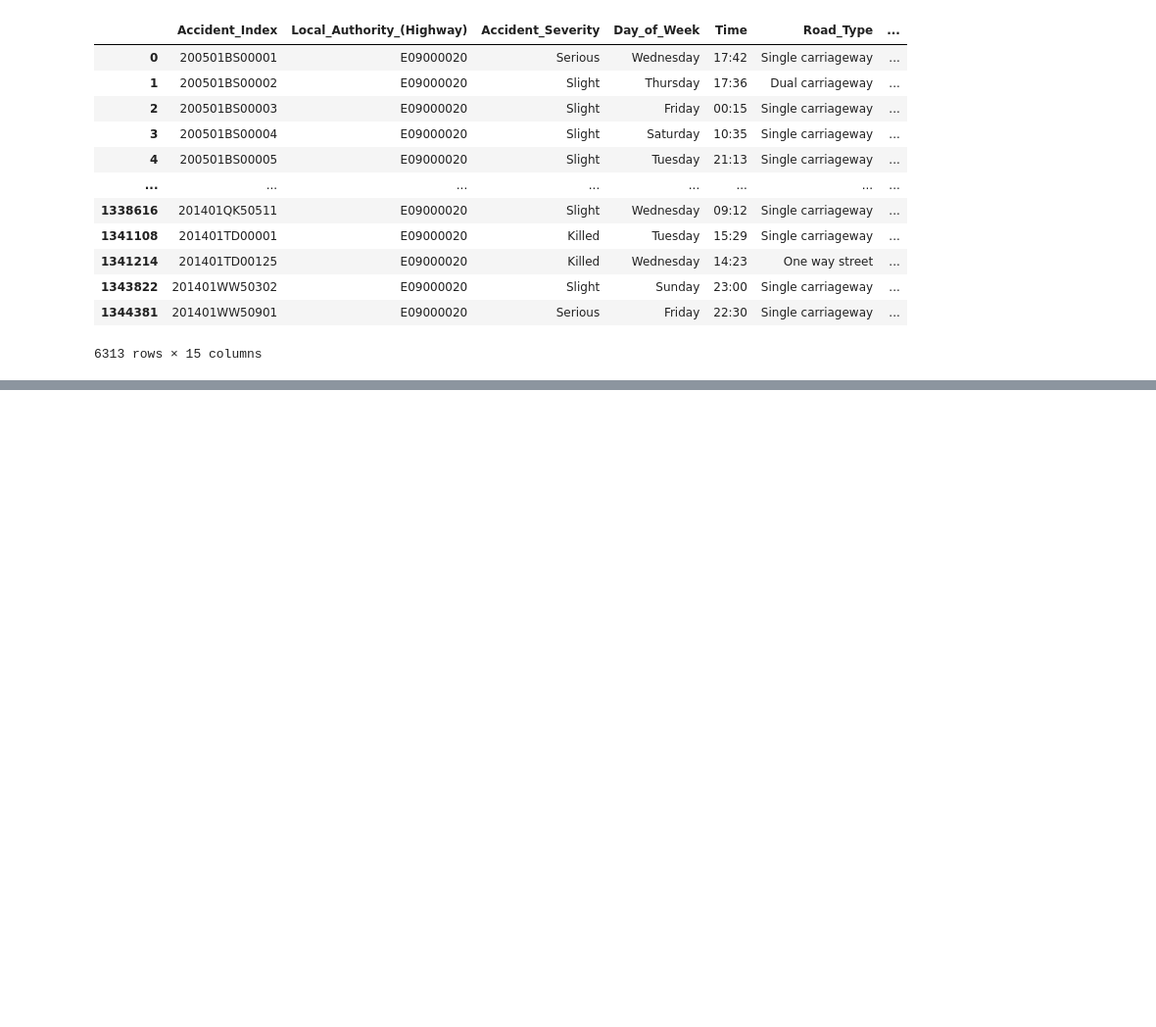
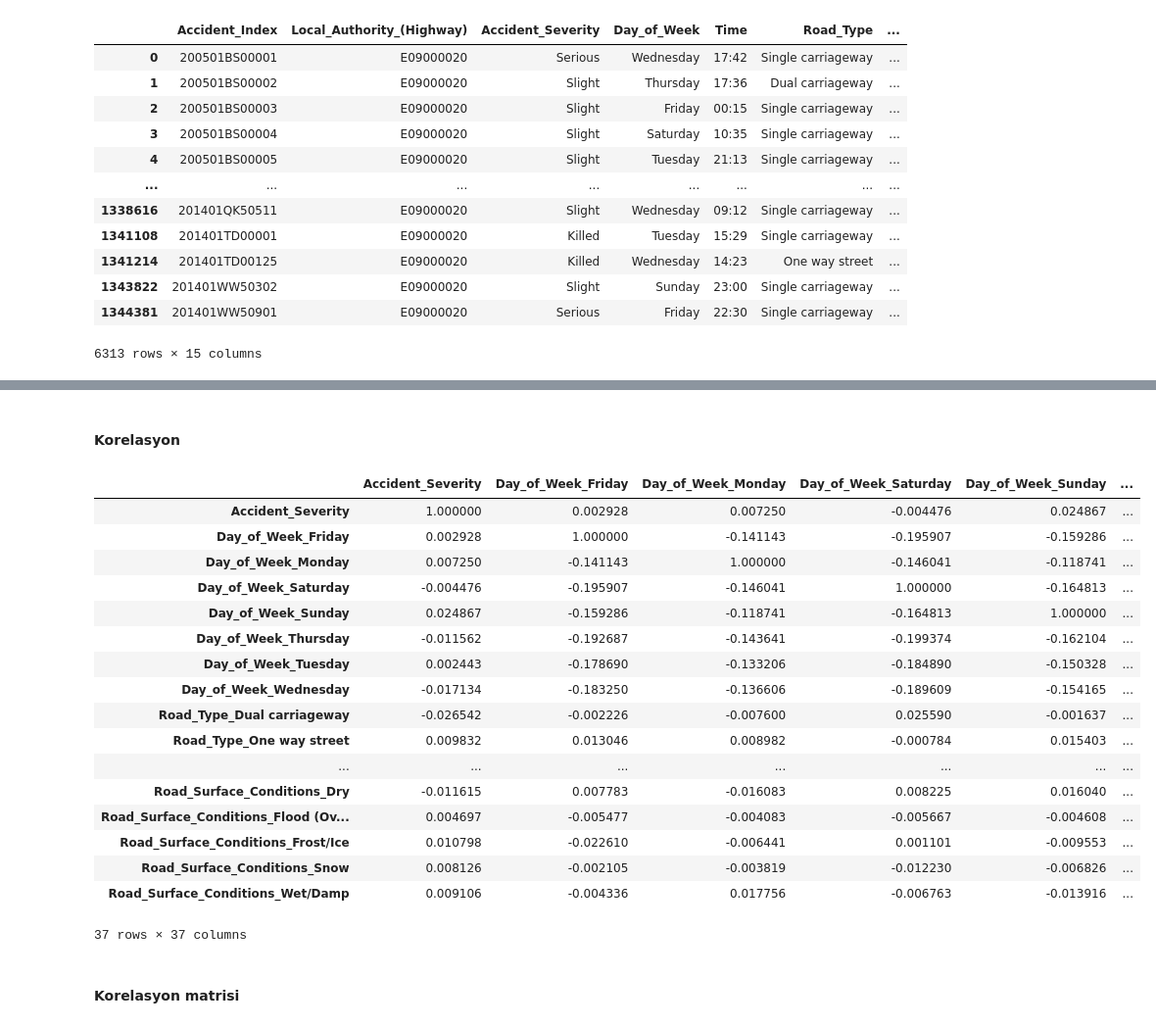
Before and after one commit to kdrercn/UK_accidents, a Jupyter notebook: accidents_algorithms.ipynb, the cells around one changed output, grey strips where cells are left out. Shown at 98% size. Saved outputs shown, nothing was run; the diff lists cells and outputs as text; code cells hidden in the pictures; blank space fills up the shorter version.

```diff
--- a/accidents_algorithms.ipynb
+++ b/accidents_algorithms.ipynb
@@ -76,0 +89,8 @@ KnC
+# %%
+KnC_accident_severity = KnC[[  "Accident_Severity",
+                                "Day_of_Week",
+                                "Road_Type",
+                                "Junction_Control",
+                                "Light_Conditions",
+                                "Weather_Conditions",
+                                "Road_Surface_Conditions"]]
@@ -76,0 +124,8 @@ KnC
+# %%
+mappings = {
+    "Killed":1,
+    "Serious":2,
+    "Slight":3
+}
+
+KnC_accident_severity["Accident_Severity"] = KnC_accident_severity["Accident_Severity"].map(mappings)
@@ -76,0 +138,8 @@ KnC
+# %%
+# One Hot Encoding the categorical columns
+accident_severity_df = pd.get_dummies(data=KnC_accident_severity, columns=[ "Day_of_Week",
+                                                                            "Road_Type",
+                                                                            "Junction_Control",
+                                                                            "Light_Conditions",
+                                                                            "Weather_Conditions",
+                                                                            "Road_Surface_Conditions"])
@@ -76,0 +153,29 @@ KnC
+# %% [markdown]
+#### Korelasyon
+# %%
+# Correlation between 'Accident_Severity' and rest of variables
+accident_severity = accident_severity_df.corr().loc['Accident_Severity':]
+accident_severity = pd.DataFrame(accident_severity)
+# %%
+accident_severity
+# %% [output]
+|  | Accident_Severity | Day_of_Week_Friday | Day_of_Week_Monday | Day_of_Week_Saturday | Day_of_Week_Sunday | ... |
+| Accident_Severity | 1.000000 | 0.002928 | 0.007250 | -0.004476 | 0.024867 | ... |
+| Day_of_Week_Friday | 0.002928 | 1.000000 | -0.141143 | -0.195907 | -0.159286 | ... |
+| Day_of_Week_Monday | 0.007250 | -0.141143 | 1.000000 | -0.146041 | -0.118741 | ... |
+| Day_of_Week_Saturday | -0.004476 | -0.195907 | -0.146041 | 1.000000 | -0.164813 | ... |
+| Day_of_Week_Sunday | 0.024867 | -0.159286 | -0.118741 | -0.164813 | 1.000000 | ... |
+| Day_of_Week_Thursday | -0.011562 | -0.192687 | -0.143641 | -0.199374 | -0.162104 | ... |
+| Day_of_Week_Tuesday | 0.002443 | -0.178690 | -0.133206 | -0.184890 | -0.150328 | ... |
+| Day_of_Week_Wednesday | -0.017134 | -0.183250 | -0.136606 | -0.189609 | -0.154165 | ... |
+| Road_Type_Dual carriageway | -0.026542 | -0.002226 | -0.007600 | 0.025590 | -0.001637 | ... |
+| Road_Type_One way street | 0.009832 | 0.013046 | 0.008982 | -0.000784 | 0.015403 | ... |
+| ... | ... | ... | ... | ... | ... | ... |
+| Road_Surface_Conditions_Dry | -0.011615 | 0.007783 | -0.016083 | 0.008225 | 0.016040 | ... |
+| Road_Surface_Conditions_Flood (Ov... | 0.004697 | -0.005477 | -0.004083 | -0.005667 | -0.004608 | ... |
+| Road_Surface_Conditions_Frost/Ice | 0.010798 | -0.022610 | -0.006441 | 0.001101 | -0.009553 | ... |
+| Road_Surface_Conditions_Snow | 0.008126 | -0.002105 | -0.003819 | -0.012230 | -0.006826 | ... |
+| Road_Surface_Conditions_Wet/Damp | 0.009106 | -0.004336 | 0.017756 | -0.006763 | -0.013916 | ... |
+37 rows × 37 columns
+# %% [markdown]
+#### Korelasyon matrisi
```
Also changed, not shown: parts of 34 cells of this notebook, 5 other files.
